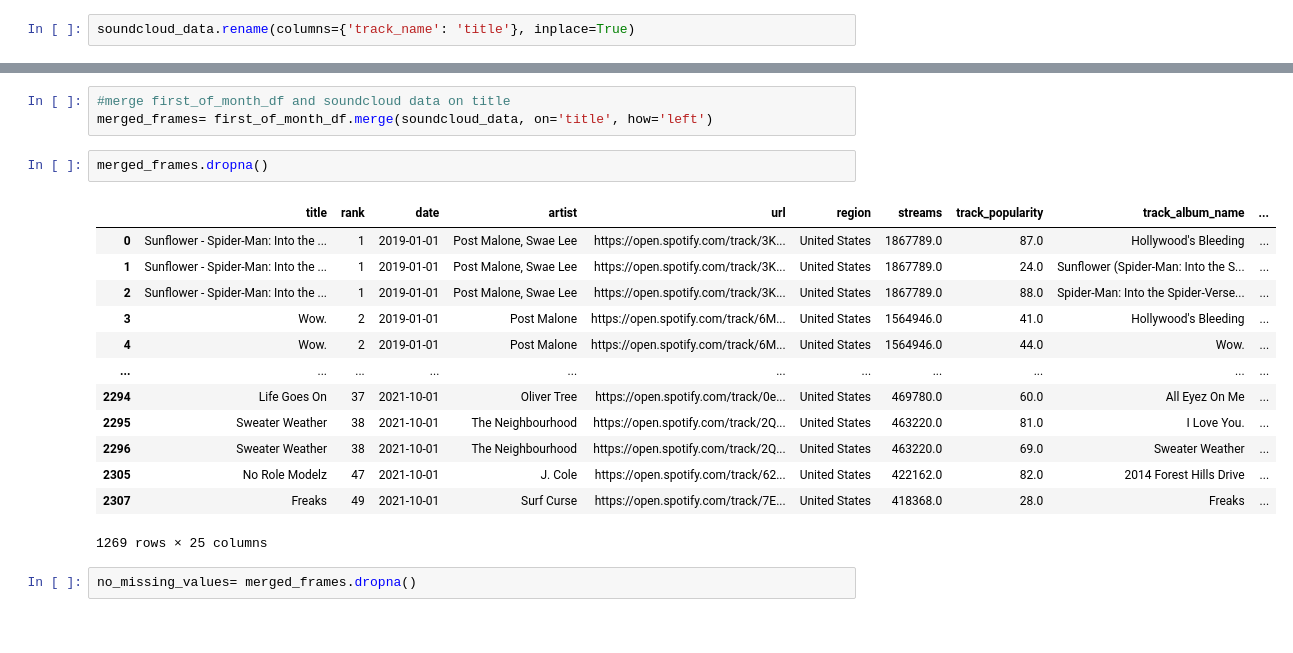
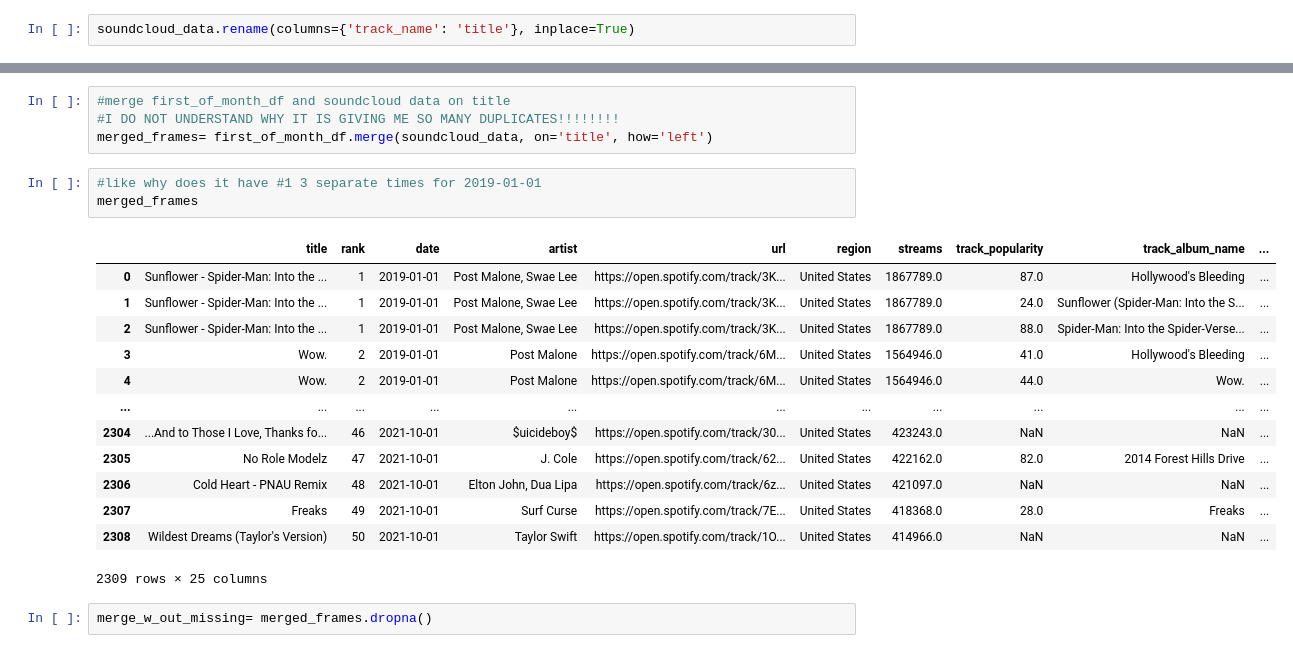
Before and after one commit to mmgrayy/Project2, a Jupyter notebook: spotify_soundcloud_db.ipynb, the cells around one changed output, grey strips where cells are left out. Cells and saved outputs as stored; diff of their text form.

```diff
--- a/spotify_soundcloud_db.ipynb
+++ b/spotify_soundcloud_db.ipynb
@@ -285,21 +230,23 @@ first_of_month_df
 # %%
 #merge first_of_month_df and soundcloud data on title
+#I DO NOT UNDERSTAND WHY IT IS GIVING ME SO MANY DUPLICATES!!!!!!!!
 merged_frames= first_of_month_df.merge(soundcloud_data, on='title', how='left')
-# %%
-merged_frames.dropna()
-# %% [output]
-|  | title | rank | date | artist | url | region | streams | track_popularity | track_album_name | ... |
-| 0 | Sunflower - Spider-Man: Into the ... | 1 | 2019-01-01 | Post Malone, Swae Lee | https://open.spotify.com/track/3K... | United States | 1867789.0 | 87.0 | Hollywood's Bleeding | ... |
-| 1 | Sunflower - Spider-Man: Into the ... | 1 | 2019-01-01 | Post Malone, Swae Lee | https://open.spotify.com/track/3K... | United States | 1867789.0 | 24.0 | Sunflower (Spider-Man: Into the S... | ... |
-| 2 | Sunflower - Spider-Man: Into the ... | 1 | 2019-01-01 | Post Malone, Swae Lee | https://open.spotify.com/track/3K... | United States | 1867789.0 | 88.0 | Spider-Man: Into the Spider-Verse... | ... |
-| 3 | Wow. | 2 | 2019-01-01 | Post Malone | https://open.spotify.com/track/6M... | United States | 1564946.0 | 41.0 | Hollywood's Bleeding | ... |
-| 4 | Wow. | 2 | 2019-01-01 | Post Malone | https://open.spotify.com/track/6M... | United States | 1564946.0 | 44.0 | Wow. | ... |
-| ... | ... | ... | ... | ... | ... | ... | ... | ... | ... | ... |
-| 2294 | Life Goes On | 37 | 2021-10-01 | Oliver Tree | https://open.spotify.com/track/0e... | United States | 469780.0 | 60.0 | All Eyez On Me | ... |
-| 2295 | Sweater Weather | 38 | 2021-10-01 | The Neighbourhood | https://open.spotify.com/track/2Q... | United States | 463220.0 | 81.0 | I Love You. | ... |
-| 2296 | Sweater Weather | 38 | 2021-10-01 | The Neighbourhood | https://open.spotify.com/track/2Q... | United States | 463220.0 | 69.0 | Sweater Weather | ... |
-| 2305 | No Role Modelz | 47 | 2021-10-01 | J. Cole | https://open.spotify.com/track/62... | United States | 422162.0 | 82.0 | 2014 Forest Hills Drive | ... |
-| 2307 | Freaks | 49 | 2021-10-01 | Surf Curse | https://open.spotify.com/track/7E... | United States | 418368.0 | 28.0 | Freaks | ... |
-1269 rows × 25 columns
+# %%
+#like why does it have #1 3 separate times for 2019-01-01
+merged_frames
+# %% [output]
+|  | title | rank | date | artist | url | region | streams | track_popularity | track_album_name | ... |
+| 0 | Sunflower - Spider-Man: Into the ... | 1 | 2019-01-01 | Post Malone, Swae Lee | https://open.spotify.com/track/3K... | United States | 1867789.0 | 87.0 | Hollywood's Bleeding | ... |
+| 1 | Sunflower - Spider-Man: Into the ... | 1 | 2019-01-01 | Post Malone, Swae Lee | https://open.spotify.com/track/3K... | United States | 1867789.0 | 24.0 | Sunflower (Spider-Man: Into the S... | ... |
+| 2 | Sunflower - Spider-Man: Into the ... | 1 | 2019-01-01 | Post Malone, Swae Lee | https://open.spotify.com/track/3K... | United States | 1867789.0 | 88.0 | Spider-Man: Into the Spider-Verse... | ... |
+| 3 | Wow. | 2 | 2019-01-01 | Post Malone | https://open.spotify.com/track/6M... | United States | 1564946.0 | 41.0 | Hollywood's Bleeding | ... |
+| 4 | Wow. | 2 | 2019-01-01 | Post Malone | https://open.spotify.com/track/6M... | United States | 1564946.0 | 44.0 | Wow. | ... |
+| ... | ... | ... | ... | ... | ... | ... | ... | ... | ... | ... |
+| 2304 | ...And to Those I Love, Thanks fo... | 46 | 2021-10-01 | $uicideboy$ | https://open.spotify.com/track/30... | United States | 423243.0 | NaN | NaN | ... |
+| 2305 | No Role Modelz | 47 | 2021-10-01 | J. Cole | https://open.spotify.com/track/62... | United States | 422162.0 | 82.0 | 2014 Forest Hills Drive | ... |
+| 2306 | Cold Heart - PNAU Remix | 48 | 2021-10-01 | Elton John, Dua Lipa | https://open.spotify.com/track/6z... | United States | 421097.0 | NaN | NaN | ... |
+| 2307 | Freaks | 49 | 2021-10-01 | Surf Curse | https://open.spotify.com/track/7E... | United States | 418368.0 | 28.0 | Freaks | ... |
+| 2308 | Wildest Dreams (Taylor's Version) | 50 | 2021-10-01 | Taylor Swift | https://open.spotify.com/track/1O... | United States | 414966.0 | NaN | NaN | ... |
+2309 rows × 25 columns
 # %%
-no_missing_values= merged_frames.dropna()
+merge_w_out_missing= merged_frames.dropna()
```
Also changed, not shown: parts of 9 cells of this notebook.
